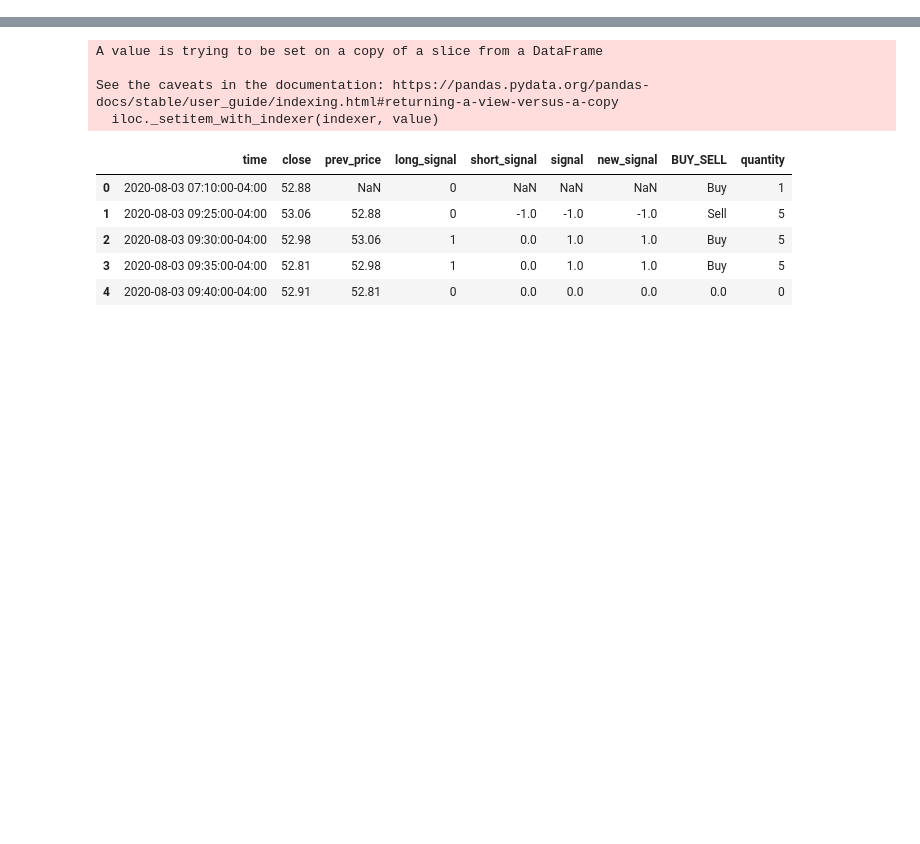
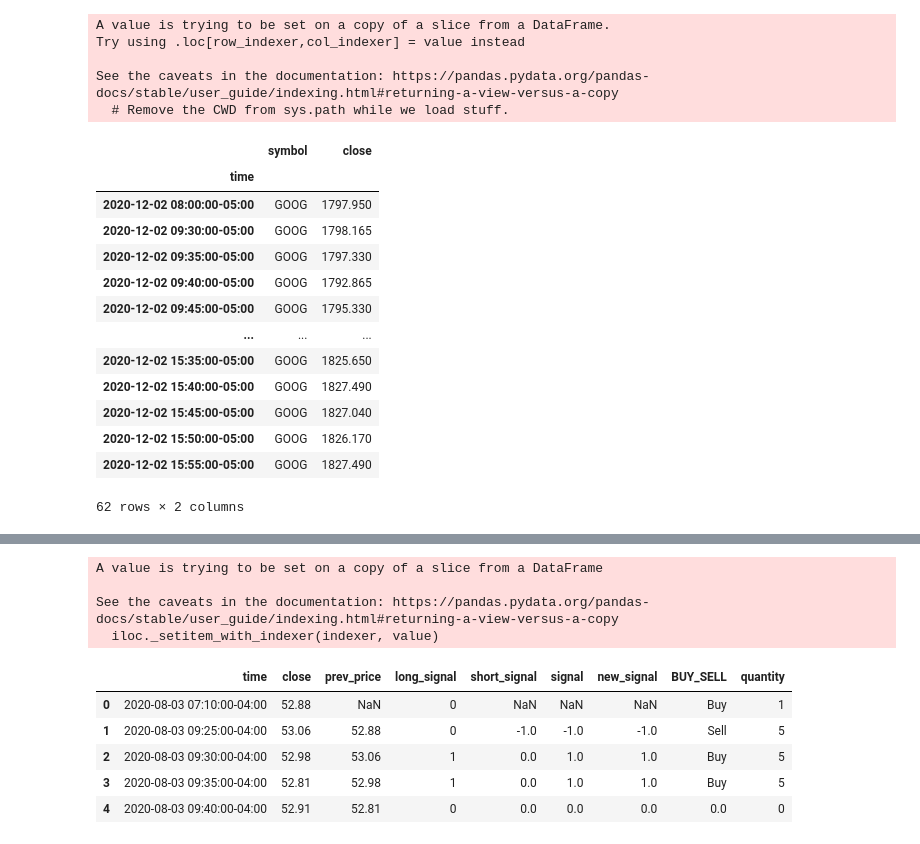
Before and after one commit to VinGit-droid/Martingale, a Jupyter notebook: Martingale.ipynb, the cells around one changed output, grey strips where cells are left out. Drawn from its saved outputs; the diff is of its cells as text; code cells hidden in the pictures; blank space fills up the shorter version.

```diff
--- a/Martingale.ipynb
+++ b/Martingale.ipynb
@@ -296,0 +38,4 @@ KeyError: ignored
+# %%
+api = tradeapi.REST('PKLSSJRW3WR0GB5W5BPR', 'i3RmA1i9BnS5DsgZ6RT1W67BMz6L2I9UINHBYq5n', base_url='https://paper-api.alpaca.markets') # or use ENV Vars shown below
+account = api.get_account()
+api.list_positions()
@@ -296,0 +165,33 @@ KeyError: ignored
+# %%
+NY = 'America/New_York'
+start=pd.Timestamp('2020-12-02', tz=NY).isoformat()
+#start=pd.Timestamp.now(tz=NY).isoformat()
+
+end=pd.Timestamp('2020-12-30', tz=NY).isoformat()
+barset = api.get_barset('GOOG', '5Min',start=start, end=end).df
+#barset = api.get_barset('GPS', '5Min', limit=3).df
+
+test = barset['GOOG']
+test['symbol'] = 'GOOG'
+test = test[['symbol','close']]
+test
+# %% [output]
+A value is trying to be set on a copy of a slice from a DataFrame.
+Try using .loc[row_indexer,col_indexer] = value instead
+
+See the caveats in the documentation: https://pandas.pydata.org/pandas-docs/stable/user_guide/indexing.html#returning-a-view-versus-a-copy
+  # Remove the CWD from sys.path while we load stuff.
+|  | symbol | close |
+| time |  |  |
+| 2020-12-02 08:00:00-05:00 | GOOG | 1797.950 |
+| 2020-12-02 09:30:00-05:00 | GOOG | 1798.165 |
+| 2020-12-02 09:35:00-05:00 | GOOG | 1797.330 |
+| 2020-12-02 09:40:00-05:00 | GOOG | 1792.865 |
+| 2020-12-02 09:45:00-05:00 | GOOG | 1795.330 |
+| ... | ... | ... |
+| 2020-12-02 15:35:00-05:00 | GOOG | 1825.650 |
+| 2020-12-02 15:40:00-05:00 | GOOG | 1827.490 |
+| 2020-12-02 15:45:00-05:00 | GOOG | 1827.040 |
+| 2020-12-02 15:50:00-05:00 | GOOG | 1826.170 |
+| 2020-12-02 15:55:00-05:00 | GOOG | 1827.490 |
+62 rows × 2 columns
```
Also changed, not shown: parts of 35 cells of this notebook.
